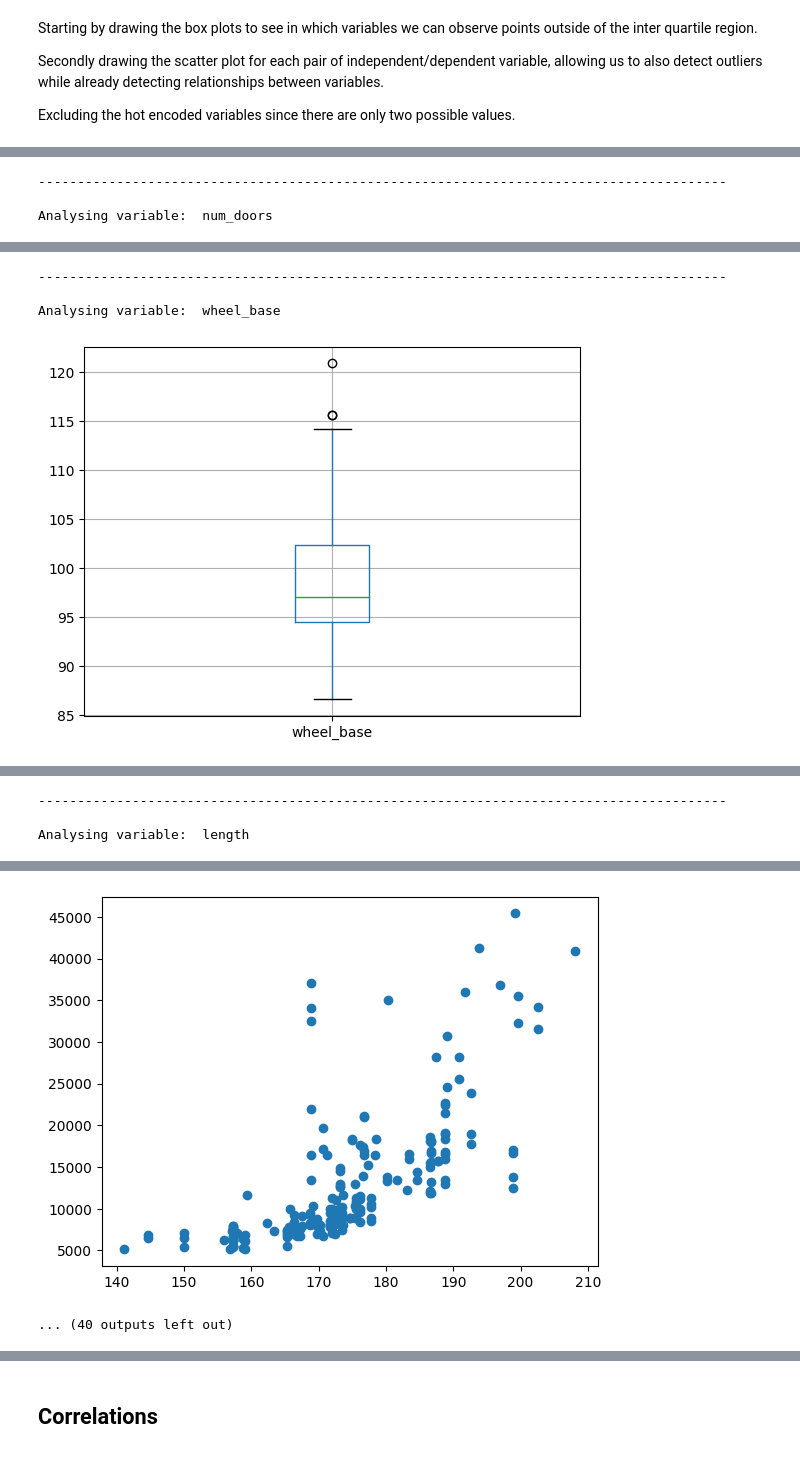
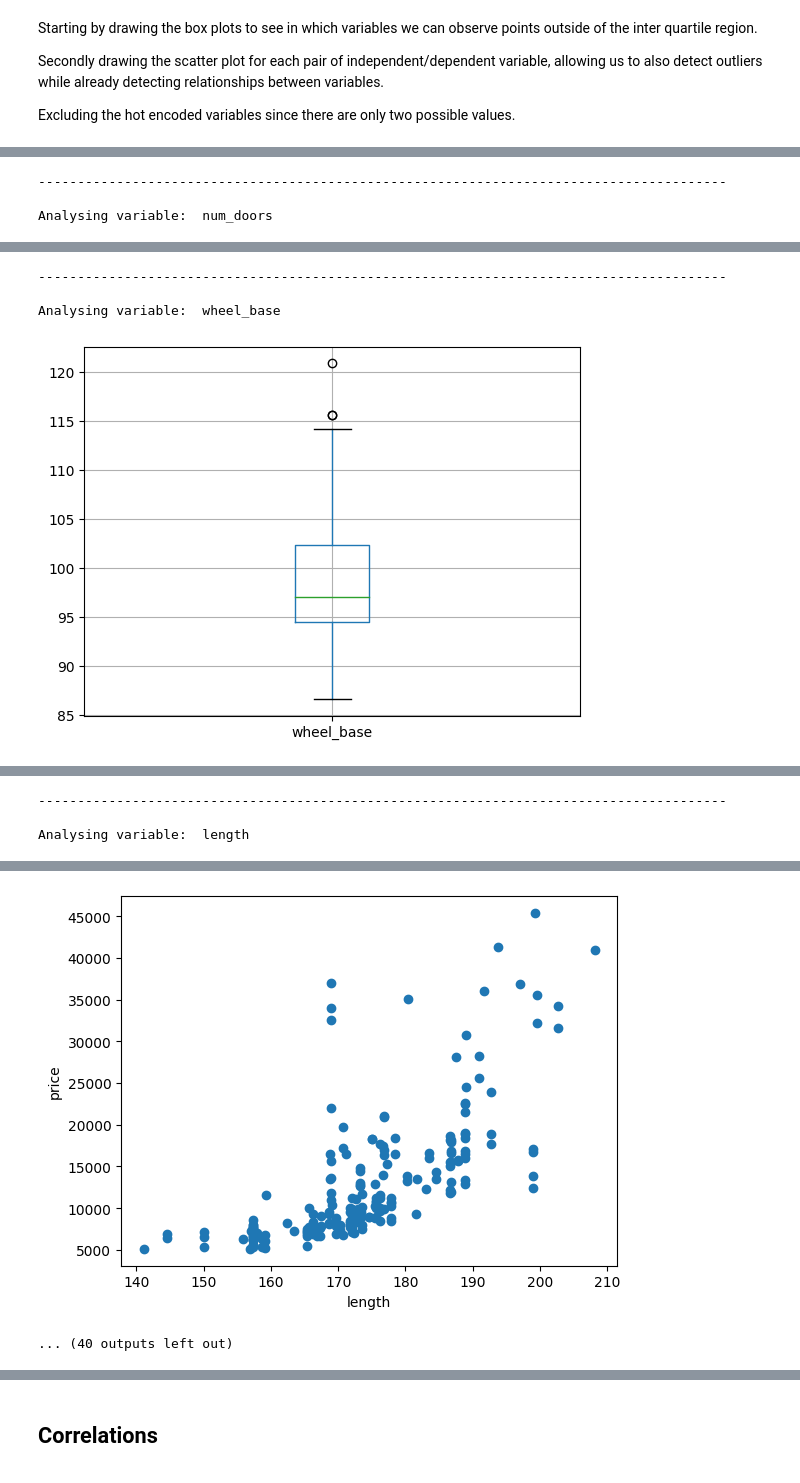
Before and after one commit to anarsn/bosch_assessment, a Jupyter notebook: main.ipynb, the cells around one changed output, grey strips where cells are left out. Cells and saved outputs as stored; diff of their text form; code cells hidden in the pictures.

```diff
--- a/main.ipynb
+++ b/main.ipynb
@@ -139,5 +173,11 @@ Follow up: Drop NaNs.
 # %%
-automobile_df_wt_nans = automobile_df_wt_nans.dropna()
+from statistics import mode
+automobile_df_wt_nans = automobile_df_wt_nans.dropna(subset=['price'])
+automobile_df_wt_nans['num_doors'].fillna(mode(automobile_df_wt_nans['num_doors']), inplace=True)
+automobile_df_wt_nans['bore'].fillna(int(automobile_df_wt_nans['bore'].mean()), inplace=True)
+automobile_df_wt_nans['stroke'].fillna(int(automobile_df_wt_nans['stroke'].mean()), inplace=True)
+automobile_df_wt_nans['horsepower'].fillna(int(automobile_df_wt_nans['horsepower'].mean()), inplace=True)
+automobile_df_wt_nans['peak_rpm'].fillna(int(automobile_df_wt_nans['peak_rpm'].mean()), inplace=True)
 print("Number of rows: ", len(automobile_df_wt_nans.index))
 print("Number of rows with NaN values: ", automobile_df_wt_nans.isna().any(axis=1).sum())
 print("Number of NaNs per column: \n", automobile_df_wt_nans.isna().sum())
@@ -309,6 +351,8 @@ for var in automobile_df_cat_wt_bool.columns:
     automobile_df_cat_wt_bool.boxplot(column=var)
     plt.show()
     plt.scatter(x = automobile_df_cat_wt_bool[var], y = automobile_df_cat_wt_bool['price'])
+    plt.xlabel(var)
+    plt.ylabel("price")
     plt.show()
     print("---------------------------------------------------------------------------------------- \n")
 # %% [output]
@@ -332,4 +376,4 @@ Analysing variable:  length
-[figure, old version]
+[figure, new version]
 ... (40 outputs left out)
 # %% [markdown]
 Analysing each variable, the following conclusions can be taken:
```
Also changed, not shown: parts of 70 cells of this notebook.
